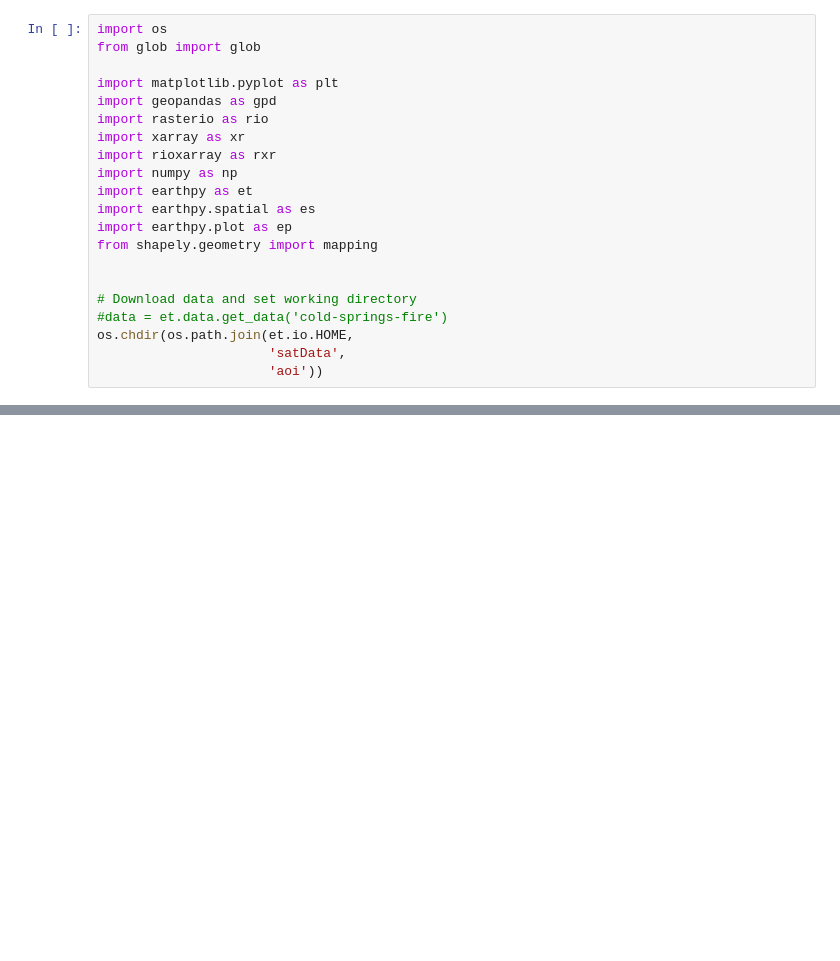
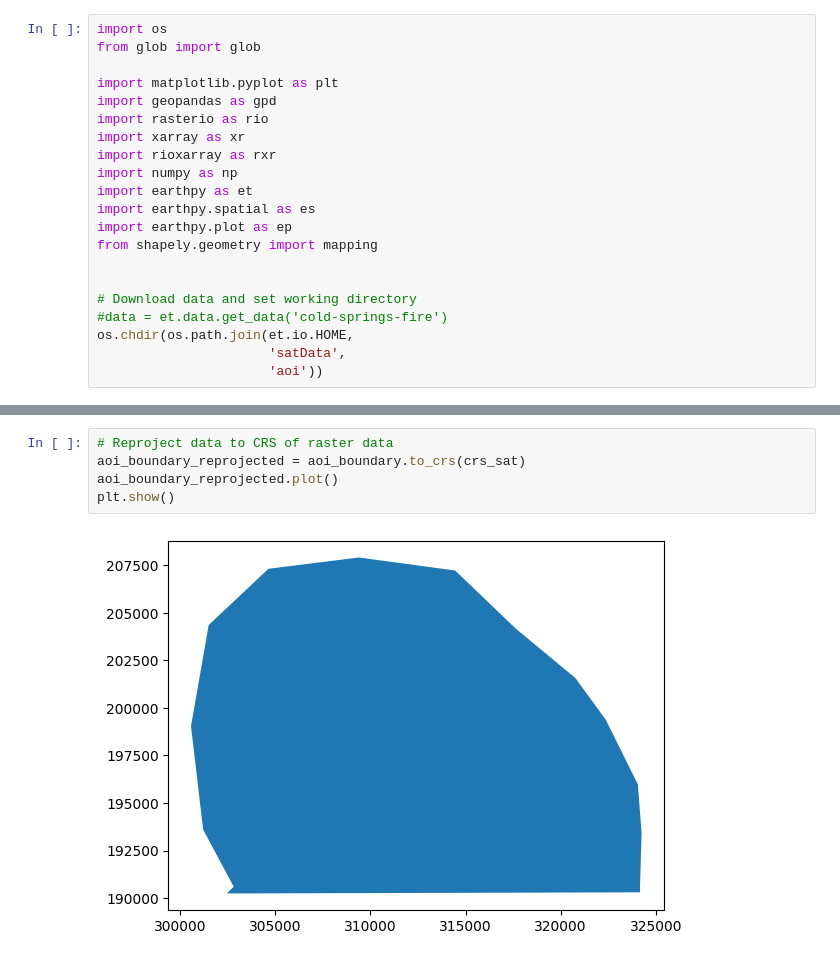
Before and after one commit to mightyMarabu/jupyter_notebooks, a Jupyter notebook: cropData.ipynb, the cells around one changed output, grey strips where cells are left out. Saved outputs shown, nothing was run; the diff lists cells and outputs as text; blank space fills up the shorter version.

```diff
--- a/cropData.ipynb
+++ b/cropData.ipynb
@@ -70,0 +104,7 @@ all_sentinel_post_bands
+# %%
+# Reproject data to CRS of raster data
+aoi_boundary_reprojected = aoi_boundary.to_crs(crs_sat)
+aoi_boundary_reprojected.plot()
+plt.show()
+# %% [output]
+[figure, added]
```
Also changed, not shown: parts of 24 cells of this notebook, 3 other files.
